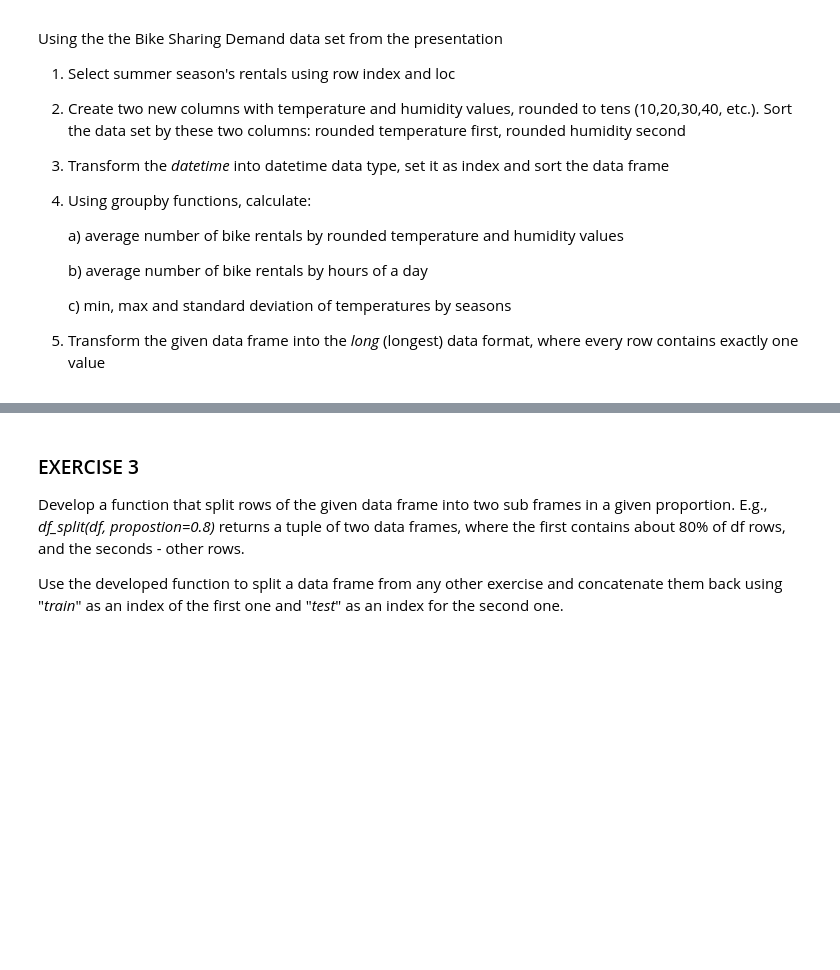
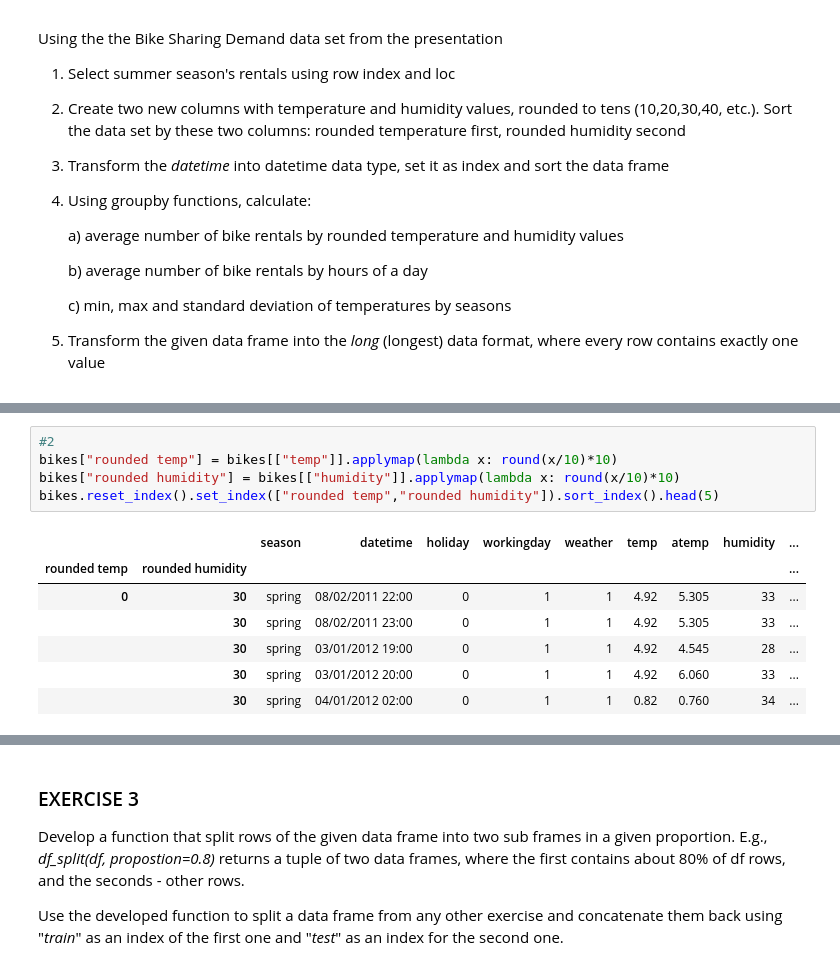
Before and after one commit to Takosaga/fall_23, a Jupyter notebook: programming_for_data_analytics/Gamez_lab5.ipynb, the cells around one changed output, grey strips where cells are left out. Saved outputs shown, nothing was run; the diff lists cells and outputs as text; blank space fills up the shorter version.

```diff
--- a/programming_for_data_analytics/Gamez_lab5.ipynb
+++ b/programming_for_data_analytics/Gamez_lab5.ipynb
@@ -182,0 +214,13 @@ Using the the Bike Sharing Demand data set from the presentation
+# %%
+#2
+bikes["rounded temp"] = bikes[["temp"]].applymap(lambda x: round(x/10)*10)
+bikes["rounded humidity"] = bikes[["humidity"]].applymap(lambda x: round(x/10)*10)
+bikes.reset_index().set_index(["rounded temp","rounded humidity"]).sort_index().head(5)
+# %% [output]
+|  |  | season | datetime | holiday | workingday | weather | temp | atemp | humidity | ... |
+| rounded temp | rounded humidity |  |  |  |  |  |  |  |  | ... |
+| 0 | 30 | spring | 08/02/2011 22:00 | 0 | 1 | 1 | 4.92 | 5.305 | 33 | ... |
+|  | 30 | spring | 08/02/2011 23:00 | 0 | 1 | 1 | 4.92 | 5.305 | 33 | ... |
+|  | 30 | spring | 03/01/2012 19:00 | 0 | 1 | 1 | 4.92 | 4.545 | 28 | ... |
+|  | 30 | spring | 03/01/2012 20:00 | 0 | 1 | 1 | 4.92 | 6.060 | 33 | ... |
+|  | 30 | spring | 04/01/2012 02:00 | 0 | 1 | 1 | 0.82 | 0.760 | 34 | ... |
```
Also changed, not shown: parts of 7 cells of this notebook.
